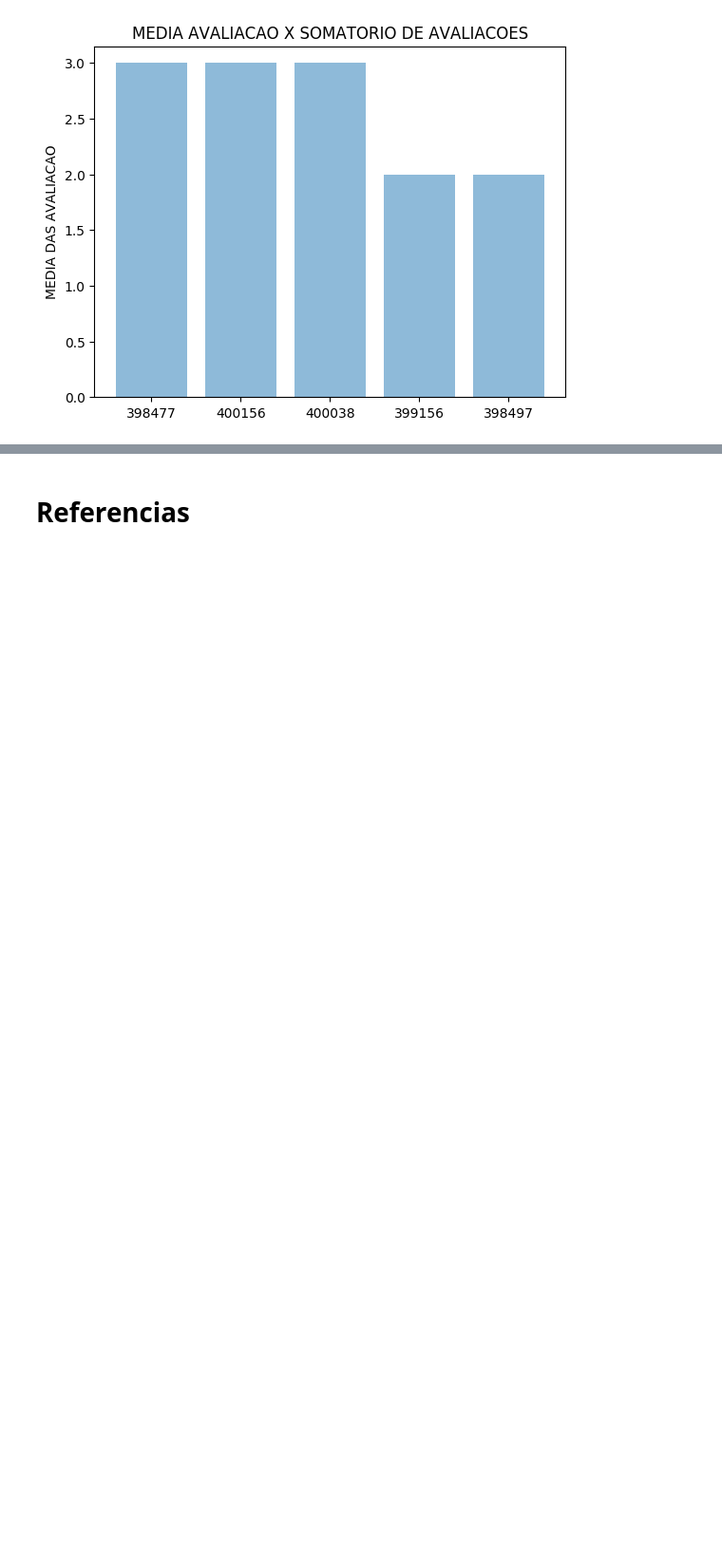
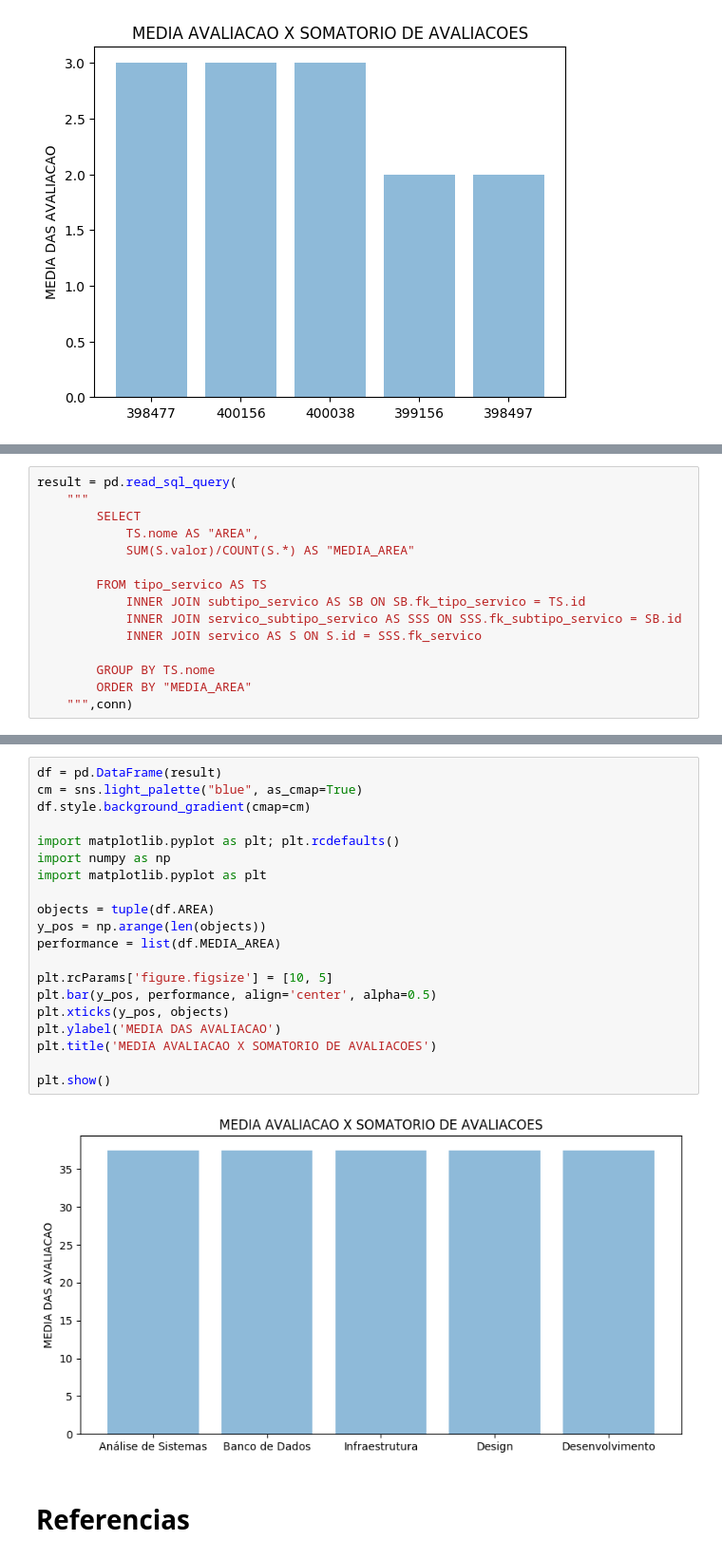
Before and after one commit to duraes-antonio/resolveae_bd2, a Jupyter notebook: RELATORIOS/relatorios.ipynb, the cells around one changed output, grey strips where cells are left out. Shown at 95% size. Cells and saved outputs as stored; diff of their text form; blank space fills up the shorter version.

```diff
--- a/RELATORIOS/relatorios.ipynb
+++ b/RELATORIOS/relatorios.ipynb
@@ -249,0 +260,15 @@ df
+# %%
+result = pd.read_sql_query(
+    """
+        SELECT
+            TS.nome AS "AREA",
+            SUM(S.valor)/COUNT(S.*) AS "MEDIA_AREA"
+
+        FROM tipo_servico AS TS
+            INNER JOIN subtipo_servico AS SB ON SB.fk_tipo_servico = TS.id
+            INNER JOIN servico_subtipo_servico AS SSS ON SSS.fk_subtipo_servico = SB.id
+            INNER JOIN servico AS S ON S.id = SSS.fk_servico
+
+        GROUP BY TS.nome
+        ORDER BY "MEDIA_AREA"
+    """,conn)
@@ -250,3 +284,25 @@ df
+# %%
+df = pd.DataFrame(result)
+cm = sns.light_palette("blue", as_cmap=True)
+df.style.background_gradient(cmap=cm)
+
+import matplotlib.pyplot as plt; plt.rcdefaults()
+import numpy as np
+import matplotlib.pyplot as plt
+
+objects = tuple(df.AREA)
+y_pos = np.arange(len(objects))
+performance = list(df.MEDIA_AREA)
+
+plt.rcParams['figure.figsize'] = [10, 5]
+plt.bar(y_pos, performance, align='center', alpha=0.5)
+plt.xticks(y_pos, objects)
+plt.ylabel('MEDIA DAS AVALIACAO')
+plt.title('MEDIA AVALIACAO X SOMATORIO DE AVALIACOES')
+
+plt.show()
+# %% [output]
+[figure, added]
 # %% [markdown]
 # Referencias
 # %% [markdown]
```
Also changed, not shown: parts of 21 cells of this notebook.
